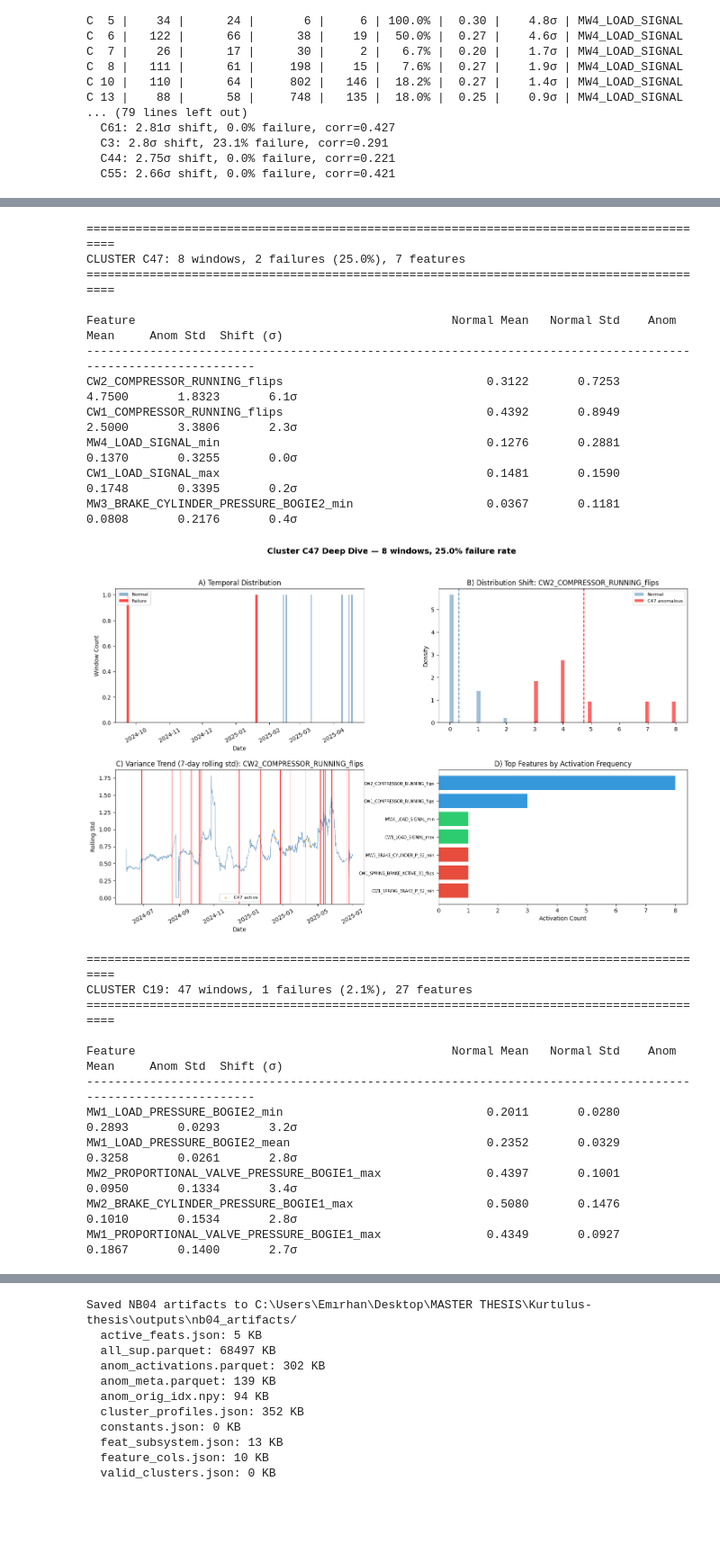
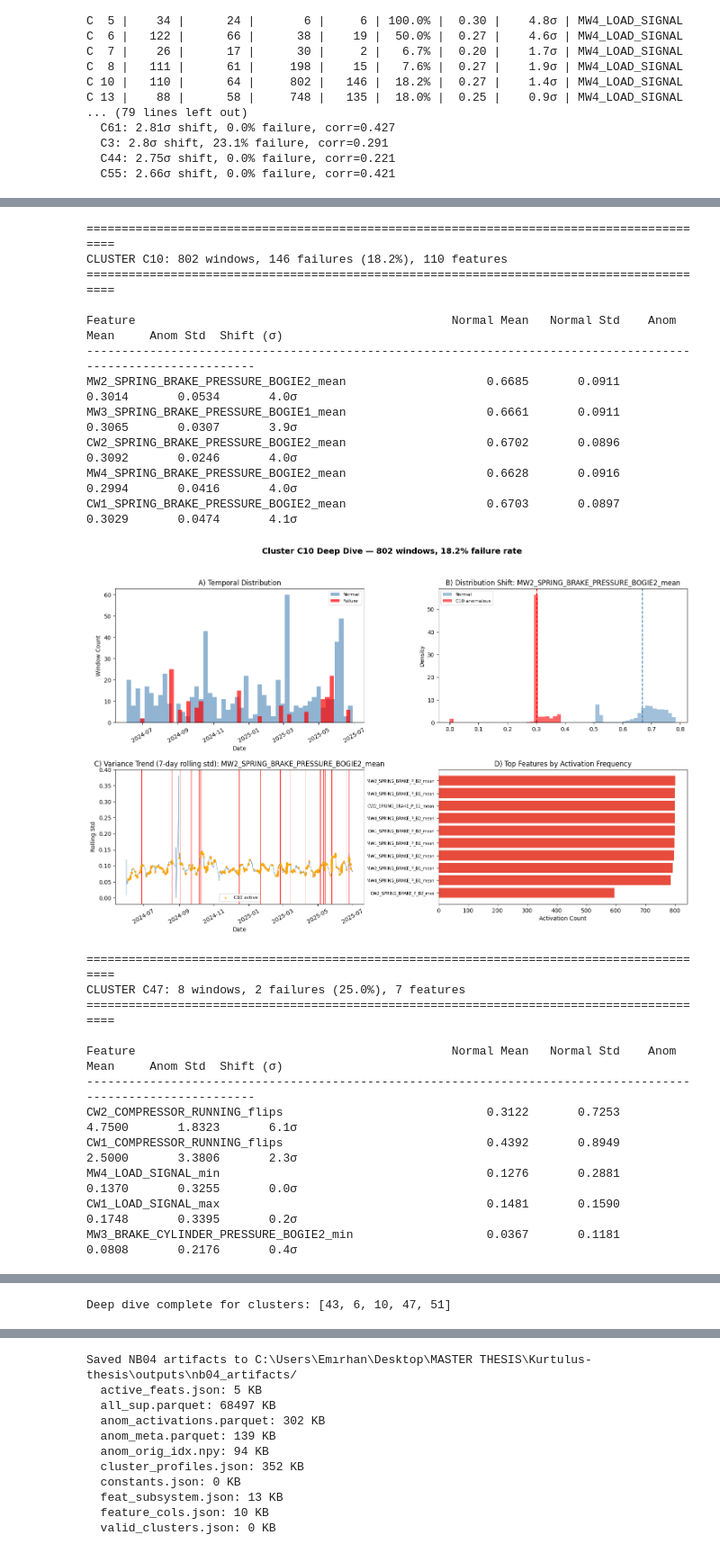
Before and after one commit to Emir515/Kurtulus-thesis, a Jupyter notebook: notebooks/04_anomaly_detection_cluster_analysis.ipynb, the cells around one changed output, grey strips where cells are left out. Shown at 90% size. Drawn from its saved outputs; the diff is of its cells as text; code cells hidden in the pictures; blank space fills up the shorter version.

```diff
--- a/notebooks/04_anomaly_detection_cluster_analysis.ipynb
+++ b/notebooks/04_anomaly_detection_cluster_analysis.ipynb
@@ -600,7 +600,7 @@ For each cluster we show:
 # ── Deep dive into 5 most crucial clusters ──
 from matplotlib.gridspec import GridSpec
 
-DIVE_CLUSTERS = [43, 22, 27, 47, 19]
+DIVE_CLUSTERS = [43, 6, 10, 47, 51]
 
 # Ensure window_end is datetime
 if 'window_end' not in all_sup.columns:
@@ -665,7 +665,6 @@ for cl_id in DIVE_CLUSTERS:
     vals_norm = all_sup.loc[normal_mask, f0].dropna()
     vals_anom = all_sup.loc[cl_idx, f0].dropna()
 
-    # Use percentile clipping to handle outliers
     lo, hi = vals_norm.quantile(0.01), vals_norm.quantile(0.99)
     bins = np.linspace(min(lo, vals_anom.min()), max(hi, vals_anom.max()), 60)
     ax2.hist(vals_norm, bins=bins, alpha=0.5, density=True, color='steelblue', label='Normal')
@@ -682,13 +681,11 @@ for cl_id in DIVE_CLUSTERS:
     roll_std = ts.set_index('window_end')[f0].rolling('7D').std()
     ax3.plot(roll_std.index, roll_std.values, color='steelblue', alpha=0.7, linewidth=0.8)
 
-    # Mark failure periods
     fail_times = ts.loc[ts['label'] == 1, 'window_end']
     if len(fail_times) > 0:
         for ft in fail_times:
             ax3.axvline(ft, color='red', alpha=0.05, linewidth=0.5)
 
-    # Mark cluster activations
     cl_act_times = all_sup.loc[cl_idx, 'window_end']
     ax3.scatter(cl_act_times, roll_std.loc[cl_act_times].values if len(cl_act_times) > 0 else [],
                 color='orange', s=8, alpha=0.5, zorder=5, label=f'C{cl_id} active')
@@ -701,7 +698,7 @@ for cl_id in DIVE_CLUSTERS:
     # Panel D: Feature importance bar (activation frequency)
     ax4 = fig.add_subplot(gs[1, 1])
     show_feats = feat_acts.head(10)
-    colors = ['#e74c3c' if 'Brake' in f or 'BRAKE' in f else '#3498db' if 'COMPRESSOR' in f or 'RESERVOIR' in f else '#2ecc71' for f in show_feats.index]
+    colors = ['#e74c3c' if 'BRAKE' in f else '#3498db' if 'COMPRESSOR' in f or 'RESERVOIR' in f else '#2ecc71' for f in show_feats.index]
     ax4.barh(range(len(show_feats)), show_feats.values, color=colors)
     ax4.set_yticks(range(len(show_feats)))
     short_names = [f.replace('_PRESSURE','_P').replace('_BOGIE','_B')[:35] for f in show_feats.index]
@@ -742,23 +739,23 @@ MW1_LOAD_PRESSURE_BOGIE2_mean                            0.2352       0.0329
 ==========================================================================================
-CLUSTER C47: 8 windows, 2 failures (25.0%), 7 features
+CLUSTER C10: 802 windows, 146 failures (18.2%), 110 features
 ==========================================================================================
 
 Feature                                             Normal Mean   Normal Std    Anom Mean     Anom Std  Shift (σ)
 --------------------------------------------------------------------------------------------------------------
-CW2_COMPRESSOR_RUNNING_flips                             0.3122       0.7253       4.7500       1.8323       6.1σ
-CW1_COMPRESSOR_RUNNING_flips                             0.4392       0.8949       2.5000       3.3806       2.3σ
-MW4_LOAD_SIGNAL_min                                      0.1276       0.2881       0.1370       0.3255       0.0σ
-CW1_LOAD_SIGNAL_max                                      0.1481       0.1590       0.1748       0.3395       0.2σ
-MW3_BRAKE_CYLINDER_PRESSURE_BOGIE2_min                   0.0367       0.1181       0.0808       0.2176       0.4σ
+MW2_SPRING_BRAKE_PRESSURE_BOGIE2_mean                    0.6685       0.0911       0.3014       0.0534       4.0σ
+MW3_SPRING_BRAKE_PRESSURE_BOGIE1_mean                    0.6661       0.0911       0.3065       0.0307       3.9σ
+CW2_SPRING_BRAKE_PRESSURE_BOGIE2_mean                    0.6702       0.0896       0.3092       0.0246       4.0σ
+MW4_SPRING_BRAKE_PRESSURE_BOGIE2_mean                    0.6628       0.0916       0.2994       0.0416       4.0σ
+CW1_SPRING_BRAKE_PRESSURE_BOGIE2_mean                    0.6703       0.0897       0.3029       0.0474       4.1σ
-[figure, old version]
+[figure, new version]
 ==========================================================================================
-CLUSTER C19: 47 windows, 1 failures (2.1%), 27 features
+CLUSTER C47: 8 windows, 2 failures (25.0%), 7 features
 ==========================================================================================
 
 Feature                                             Normal Mean   Normal Std    Anom Mean     Anom Std  Shift (σ)
 --------------------------------------------------------------------------------------------------------------
-MW1_LOAD_PRESSURE_BOGIE2_min                             0.2011       0.0280       0.2893       0.0293       3.2σ
-MW1_LOAD_PRESSURE_BOGIE2_mean                            0.2352       0.0329       0.3258       0.0261       2.8σ
-MW2_PROPORTIONAL_VALVE_PRESSURE_BOGIE1_max               0.4397       0.1001       0.0950       0.1334       3.4σ
-MW2_BRAKE_CYLINDER_PRESSURE_BOGIE1_max                   0.5080       0.1476       0.1010       0.1534       2.8σ
-MW1_PROPORTIONAL_VALVE_PRESSURE_BOGIE1_max               0.4349       0.0927       0.1867       0.1400       2.7σ
+CW2_COMPRESSOR_RUNNING_flips                             0.3122       0.7253       4.7500       1.8323       6.1σ
+CW1_COMPRESSOR_RUNNING_flips                             0.4392       0.8949       2.5000       3.3806       2.3σ
+MW4_LOAD_SIGNAL_min                                      0.1276       0.2881       0.1370       0.3255       0.0σ
+CW1_LOAD_SIGNAL_max                                      0.1481       0.1590       0.1748       0.3395       0.2σ
+MW3_BRAKE_CYLINDER_PRESSURE_BOGIE2_min                   0.0367       0.1181       0.0808       0.2176       0.4σ
@@ -766,0 +775 @@ Deep dive complete for clusters: [43, 22, 27, 47, 19]
+Deep dive complete for clusters: [43, 6, 10, 47, 51]
```
Also changed, not shown: parts of 13 cells of this notebook, 1 other file.
